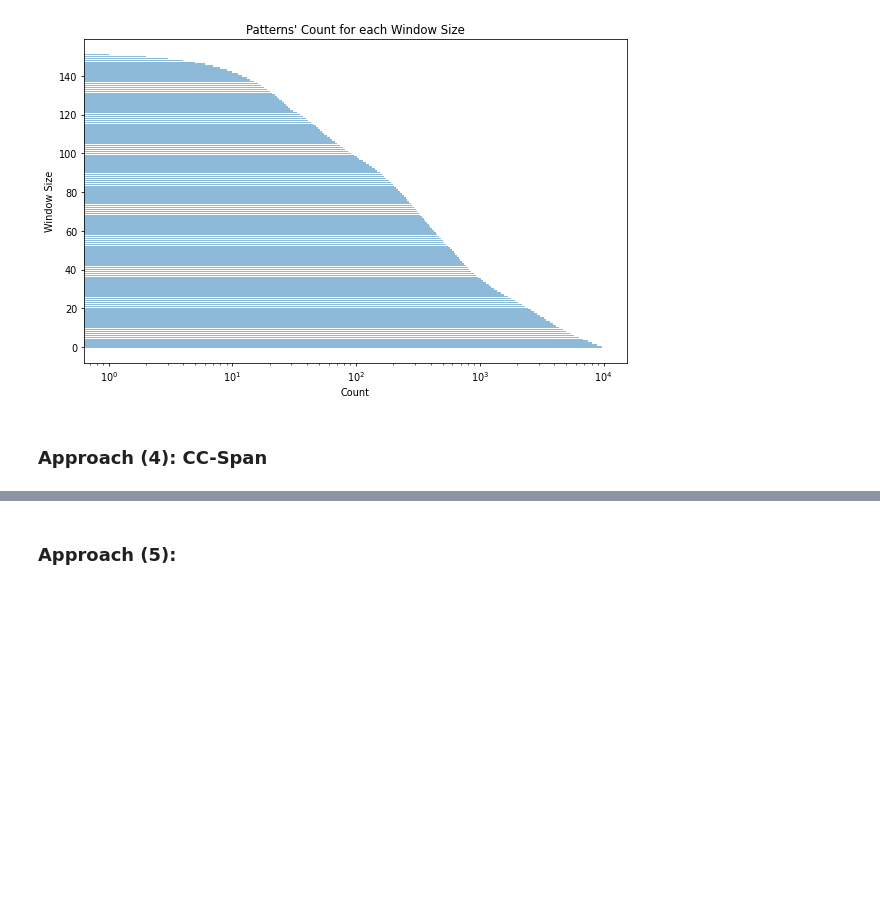
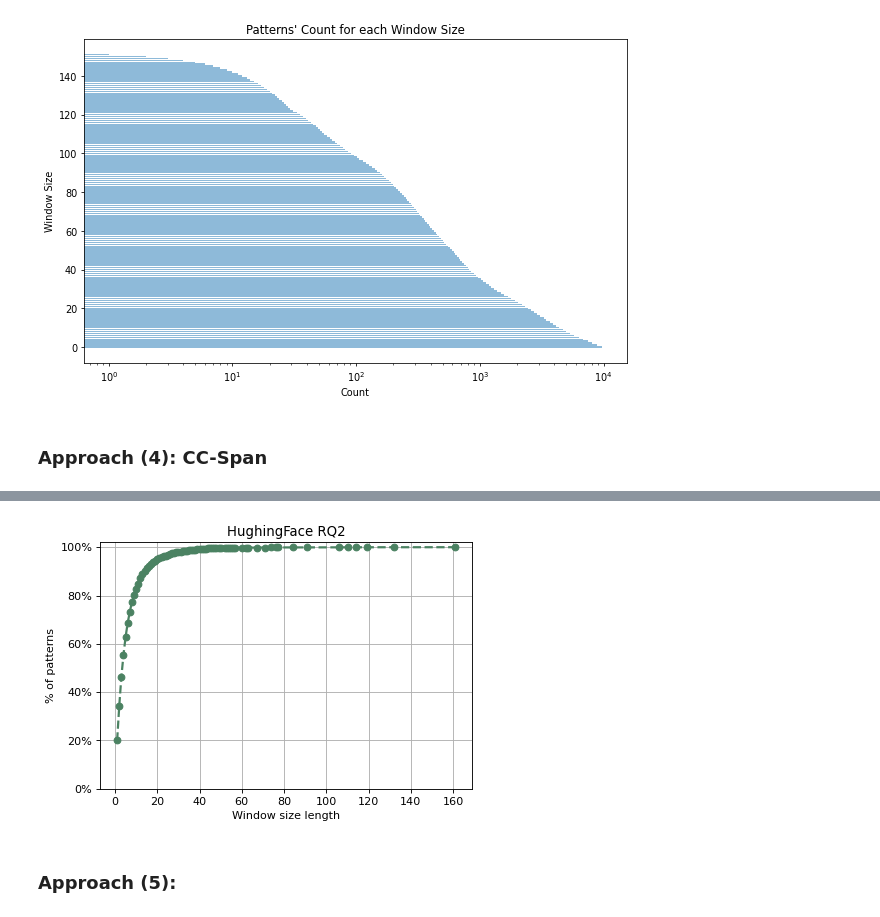
Before and after one commit to mooselab/ML_StackTrace, a Jupyter notebook: project_1_codes/Project_1_TF.ipynb, the cells around one changed output, grey strips where cells are left out. Cells and saved outputs as stored; diff of their text form; code cells hidden in the pictures; blank space fills up the shorter version.

```diff
--- a/project_1_codes/Project_1_TF.ipynb
+++ b/project_1_codes/Project_1_TF.ipynb
@@ -1249,0 +1334,29 @@ print(CloConSeqGen_v3(dic_count, 5))
+# %%
+win_size_list = []
+for element in result:
+    win_size_list.append(len(element[1]))
+win_size_set = set(win_size_list)
+counter=collections.Counter(win_size_list)
+
+counter = dict(sorted(counter.items()))
+comulative_y = np.cumsum(list(counter.values()))
+
+per_list_patterns = []
+for element in comulative_y:
+    per_list_patterns.append((element*100)/comulative_y[-1])
+
+fig = plt.figure(figsize=(6, 4), dpi=80)
+ax1 = fig.add_subplot(111)
+
+ax1.plot(counter.keys(), per_list_patterns, '--o', color='#4b8262', linewidth=2)
+ax1.set_xlabel('Window size length')
+ax1.set_ylabel('% of patterns')
+ax1.set_title('HughingFace RQ2')
+
+ax1.axis(ymin=0, ymax=102)
+ax1.yaxis.set_major_formatter(mtick.PercentFormatter())
+
+plt.grid(True)
+plt.show()
+# %% [output]
+[figure, added]
```
Also changed, not shown: parts of 17 cells of this notebook, 40 other files.
